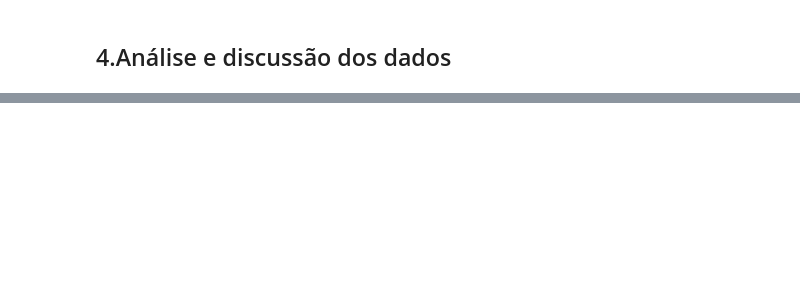
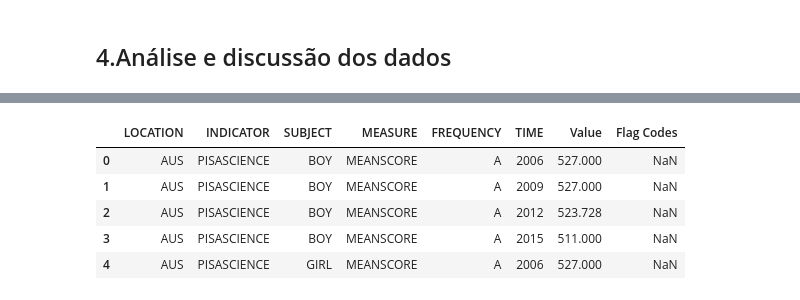
Before and after one commit to BimChar/Projeto_Integrador-DH, a Jupyter notebook: projetoIntegrador.ipynb, the cells around one changed output, grey strips where cells are left out. Saved outputs shown, nothing was run; the diff lists cells and outputs as text; code cells hidden in the pictures; blank space fills up the shorter version.

```diff
--- a/projetoIntegrador.ipynb
+++ b/projetoIntegrador.ipynb
@@ -71,0 +97,9 @@ memory usage: 337.6+ KB
+# %%
+df_PISA_SCIENCE.head()
+# %% [output]
+|  | LOCATION | INDICATOR | SUBJECT | MEASURE | FREQUENCY | TIME | Value | Flag Codes |
+| 0 | AUS | PISASCIENCE | BOY | MEANSCORE | A | 2006 | 527.000 | NaN |
+| 1 | AUS | PISASCIENCE | BOY | MEANSCORE | A | 2009 | 527.000 | NaN |
+| 2 | AUS | PISASCIENCE | BOY | MEANSCORE | A | 2012 | 523.728 | NaN |
+| 3 | AUS | PISASCIENCE | BOY | MEANSCORE | A | 2015 | 511.000 | NaN |
+| 4 | AUS | PISASCIENCE | GIRL | MEANSCORE | A | 2006 | 527.000 | NaN |
```
Also changed, not shown: parts of 33 cells of this notebook, 2 other files.
